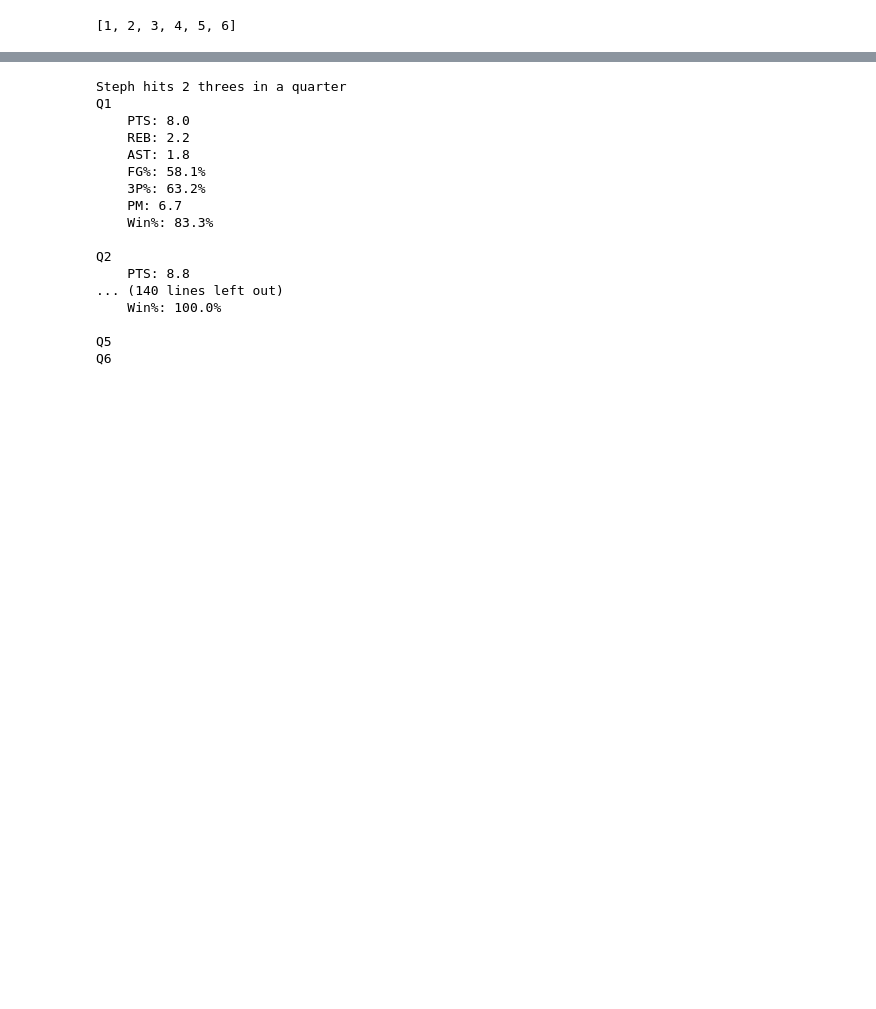
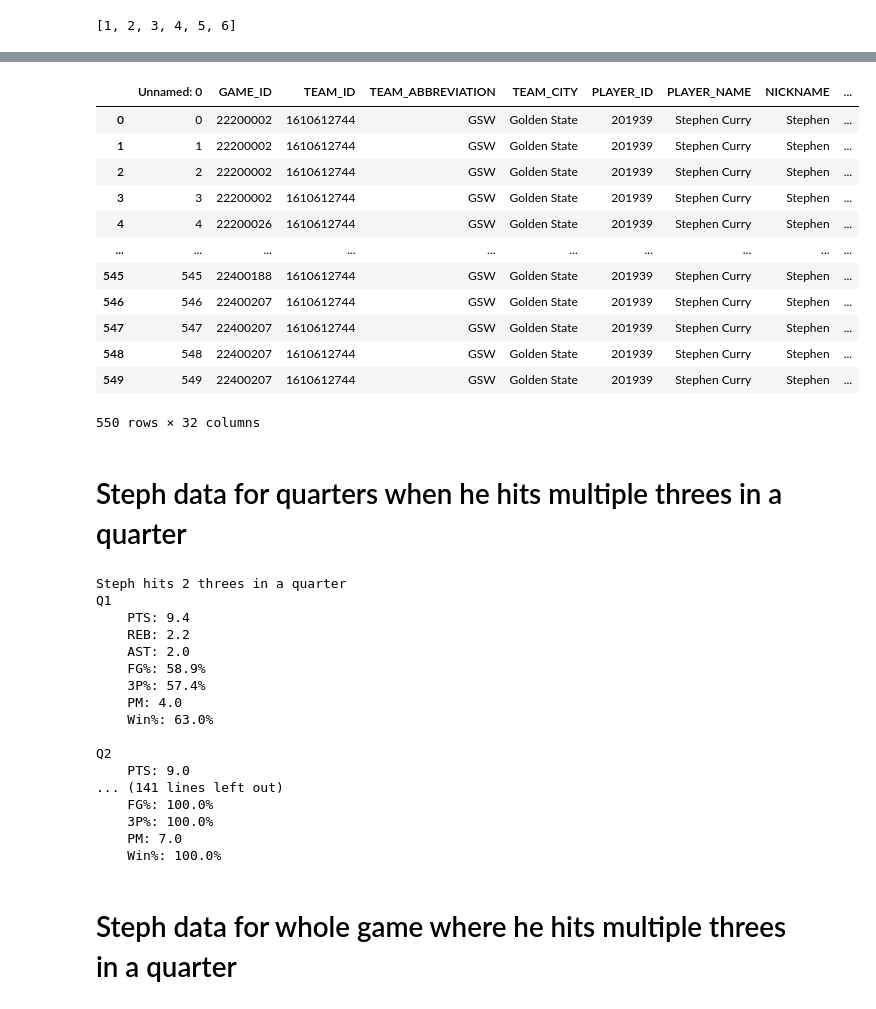
Before and after one commit to Huzi610/nba-analytics, a Jupyter notebook: 2024-25/curry_flurry.ipynb, the cells around one changed output, grey strips where cells are left out. Cells and saved outputs as stored; diff of their text form; code cells hidden in the pictures; blank space fills up the shorter version.

```diff
--- a/2024-25/curry_flurry.ipynb
+++ b/2024-25/curry_flurry.ipynb
@@ -650,5 +670,8 @@ for game_id in tqdm(steph_games, total=len(steph_games)):
 
     time.sleep(0.5)
 # %%
-steph_stats_quarters
+steph_stat_quarters = pd.read_csv('steph_stats_per_quarter_2022-2024.csv')
+whole_game_steph_stats = pd.read_csv('steph_stats_game_2022-2024.csv')
+
+np.unique(steph_stat_quarters[steph_stat_quarters.FG3M >= 2].GAME_ID)
 # %% [output]
@@ -668,11 +698,29 @@ steph_stats_quarters
+# %%
+steph_stat_quarters
+# %% [output]
+|  | Unnamed: 0 | GAME_ID | TEAM_ID | TEAM_ABBREVIATION | TEAM_CITY | PLAYER_ID | PLAYER_NAME | NICKNAME | ... |
+| 0 | 0 | 22200002 | 1610612744 | GSW | Golden State | 201939 | Stephen Curry | Stephen | ... |
+| 1 | 1 | 22200002 | 1610612744 | GSW | Golden State | 201939 | Stephen Curry | Stephen | ... |
+| 2 | 2 | 22200002 | 1610612744 | GSW | Golden State | 201939 | Stephen Curry | Stephen | ... |
+| 3 | 3 | 22200002 | 1610612744 | GSW | Golden State | 201939 | Stephen Curry | Stephen | ... |
+| 4 | 4 | 22200026 | 1610612744 | GSW | Golden State | 201939 | Stephen Curry | Stephen | ... |
+| ... | ... | ... | ... | ... | ... | ... | ... | ... | ... |
+| 545 | 545 | 22400188 | 1610612744 | GSW | Golden State | 201939 | Stephen Curry | Stephen | ... |
+| 546 | 546 | 22400207 | 1610612744 | GSW | Golden State | 201939 | Stephen Curry | Stephen | ... |
+| 547 | 547 | 22400207 | 1610612744 | GSW | Golden State | 201939 | Stephen Curry | Stephen | ... |
+| 548 | 548 | 22400207 | 1610612744 | GSW | Golden State | 201939 | Stephen Curry | Stephen | ... |
+| 549 | 549 | 22400207 | 1610612744 | GSW | Golden State | 201939 | Stephen Curry | Stephen | ... |
+550 rows × 32 columns
+# %% [markdown]
+# Steph data for quarters when he hits multiple threes in a quarter
 # %%
 # Iterate over the number of 3-pointers made
-for num_threes in range(2, quarterly_stats['FG3M'].max() + 1):
-    num_threes_data = quarterly_stats[quarterly_stats['FG3M'] == num_threes]
+for num_threes in range(2, steph_stat_quarters['FG3M'].max() + 1):
+    num_threes_data = steph_stat_quarters[steph_stat_quarters['FG3M'] == num_threes]
     print(f'Steph hits {num_threes} threes in a quarter')
     if not num_threes_data.empty:
         for period in range(1, 7):
-            print(f'Q{period}')
+
             period_data = num_threes_data[num_threes_data['PERIOD'] == period]
 
             if not period_data.empty:
@@ -685,6 +733,12 @@ for num_threes in range(2, quarterly_stats['FG3M'].max() + 1):
 
                 avg_pm = np.mean(period_data.PLUS_MINUS)
                 win_percentage = (np.sum(period_data.GAME_WON) / len(period_data.GAME_WON)) * 100
+                if period == 5:
+                    print('OT1')
+                elif period == 6:
+                    print('OT2')
+                else:
+                    print(f'Q{period}')
 
                 print(f'    PTS: {avg_points:.1f}')
                 print(f'    REB: {avg_reb:.1f}')
@@ -697,19 +751,21 @@ for num_threes in range(2, quarterly_stats['FG3M'].max() + 1):
 # %% [output]
 Steph hits 2 threes in a quarter
 Q1
-    PTS: 8.0
+    PTS: 9.4
     REB: 2.2
-    AST: 1.8
-    FG%: 58.1%
-    3P%: 63.2%
-    PM: 6.7
-    Win%: 83.3%
+    AST: 2.0
+    FG%: 58.9%
+    3P%: 57.4%
+    PM: 4.0
+    Win%: 63.0%
 
 Q2
-    PTS: 8.8
-... (140 lines left out)
+    PTS: 9.0
+... (141 lines left out)
+    FG%: 100.0%
+    3P%: 100.0%
+    PM: 7.0
     Win%: 100.0%
-
-Q5
-Q6
+# %% [markdown]
+# Steph data for whole game where he hits multiple threes in a quarter
 # %%
```
Also changed, not shown: parts of 24 cells of this notebook, 3 other files.
